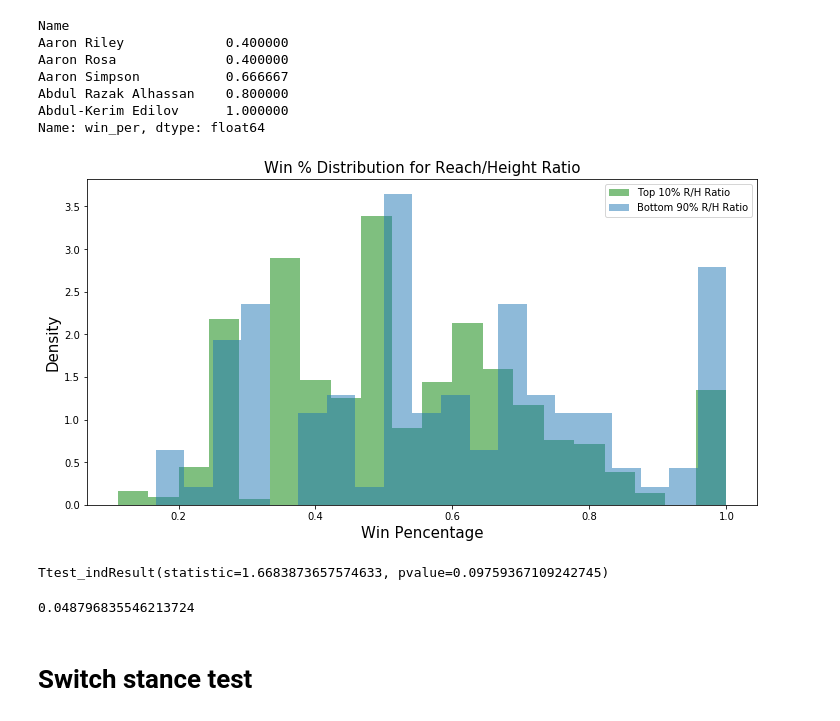
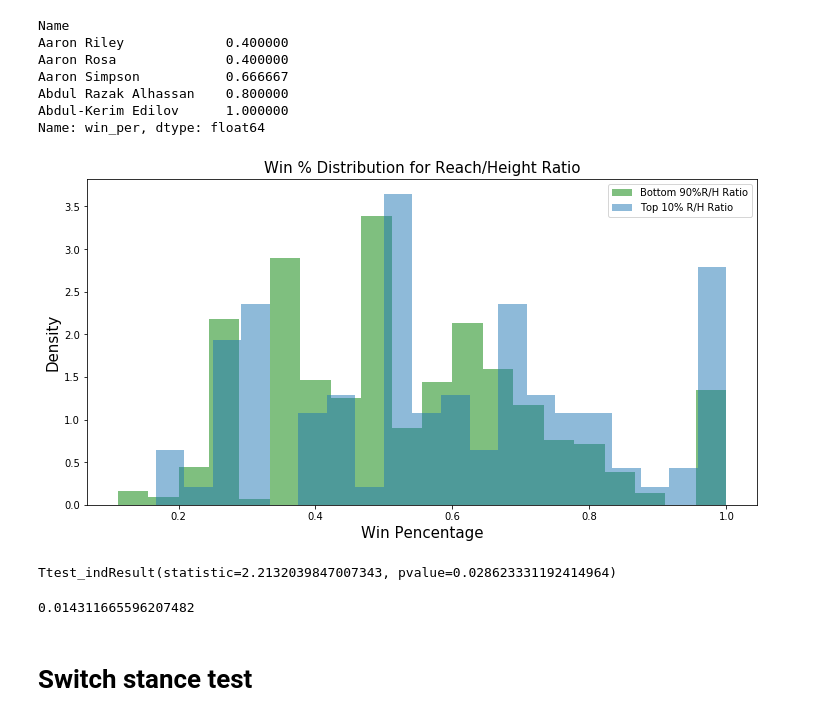
Before and after one commit to victorpena1/UFC_Analysis, a Jupyter notebook: UFC_EDA.ipynb, the cells around one changed output. Saved outputs shown, nothing was run; the diff lists cells and outputs as text; code cells hidden in the pictures.

```diff
--- a/UFC_EDA.ipynb
+++ b/UFC_EDA.ipynb
@@ -34,5 +51,5 @@ df_ef.head(2)
 # %%
-df_fi_i = pd.read_csv('fighters_info.csv')
+df_fi_i = pd.read_csv('data/fighters_info.csv')
 df_fi = df_fi_i[['Name', 'Nickname', 'Record', 'Height', 'Weight', 'Reach','Stance', 'DOB', 'SLpM', 'Str_Acc', 'SApM', 'Str_Def', 'TD_Avg','TD_Acc', 'TD_Def', 'Sub. Avg']]
 df_fi.head(2)
 # %% [output]
@@ -40,7 +57,7 @@ df_fi.head(2)
 | 0 | Israel Adesanya | The Last Stylebender | 16-0-0 | 76 | 185 | 80 | Switch | 07/22/1989 | 4.47 | 53 | 2.07 | ... |
 | 1 | Anderson Silva | The Spider | 34-9-0 | 74 | 185 | 77 | Southpaw | 04/14/1975 | 3.06 | 62 | 1.96 | ... |
 # %%
-df_ff_i = pd.read_csv('fighters_fights.csv')
+df_ff_i = pd.read_csv('data/fighters_fights.csv')
 df_ff = df_ff_i[['f1', 'f2', 'Event', 'Date', 'f1.result', 'f1.str','f2.str', 'f1.td', 'f2.td', 'f1.sub', 'f2.sub', 'f1.pass', 'f2.pass','Method', 'Round', 'Time']]
 df_ff.head(2)
 # %% [output]
@@ -411,3 +428,5 @@ df10per = order_ratio[:138]
 df90per = order_ratio[138:]
 # %%
 df_win_merge10 = df10per.merge(df_ff, how = 'inner', left_on='Name', right_on = 'f1')
+# %%
+df_win_merge10['f1.win'] = df_win_merge10['f1.result']
@@ -447,16 +466,16 @@ Abdul-Kerim Edilov      1.000000
 Name: win_per, dtype: float64
 # %%
 fig, ax = plt.subplots(figsize= (12,6))
-ax.hist(df90perwin_nz['win_per'], bins = 20, alpha =0.5, color='g',density = True, label = 'Top 10% R/H Ratio')
-ax.hist(df10perwin_nz['win_per'], bins = 20, alpha =0.5 ,density = True, label = 'Bottom 90% R/H Ratio')
+ax.hist(df90perwin_nz['win_per'], bins = 20, alpha =0.5, color='g',density = True, label = 'Bottom 90%R/H Ratio')
+ax.hist(df10perwin_nz['win_per'], bins = 20, alpha =0.5 ,density = True, label = 'Top 10% R/H Ratio')
 ax.set_title("Win % Distribution for Reach/Height Ratio", fontsize = 15)
 ax.set_ylabel("Density", fontsize = 15)
 ax.set_xlabel("Win Pencentage", fontsize = 15)
 #plt.xticks(df_by_st.index, rotation='vertical', fontsize = 12)
 ax.legend()
 fig.show()
 # %% [output]
-[figure, old version]
+[figure, new version]
 # %%
 mean10 = df10perwin_nz['win_per'].mean()
 std10 = df10perwin_nz['win_per'].std()
@@ -472,11 +491,11 @@ rvs90 = stats.norm.rvs(loc=mean90,scale=std90,size=count90)
 # %%
 stats.ttest_ind(rvs10, rvs90, equal_var = False)
 # %% [output]
-Ttest_indResult(statistic=1.6683873657574633, pvalue=0.09759367109242745)
+Ttest_indResult(statistic=2.2132039847007343, pvalue=0.028623331192414964)
 # %%
 stats.ttest_ind(rvs10, rvs90, equal_var = False)[1]/2
 # %% [output]
-0.048796835546213724
+0.014311665596207482
 # %% [markdown]
 # Switch stance test
 # %%
```
Also changed, not shown: parts of 8 cells of this notebook, 9 other files.
